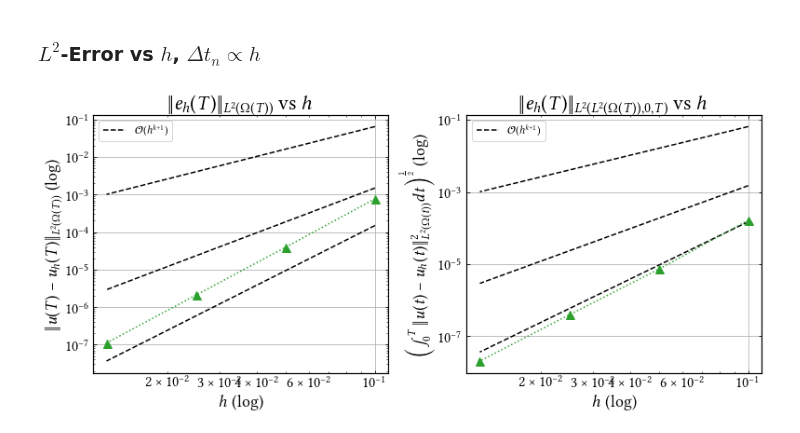
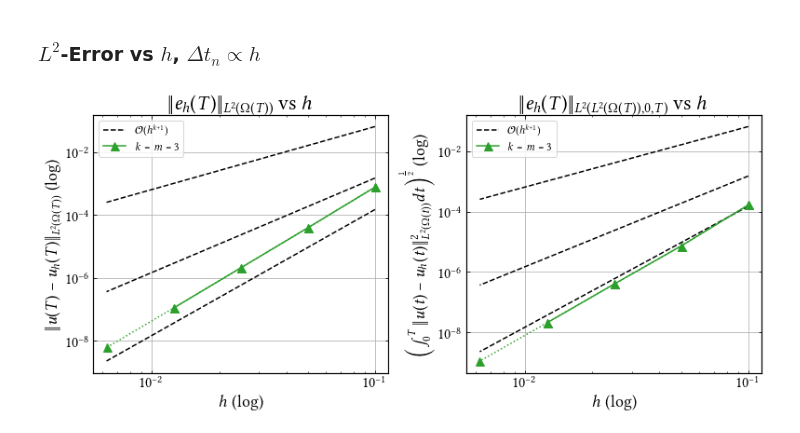
Before and after one commit to CutFEM/CutFEM-Library, a Jupyter notebook: notebook/convection_diffusion/example4.ipynb, the cells around one changed output. Drawn from its saved outputs; the diff is of its cells as text; code cells hidden in the pictures.

```diff
--- a/notebook/convection_diffusion/example4.ipynb
+++ b/notebook/convection_diffusion/example4.ipynb
@@ -93,14 +93,14 @@ error_conservative_P3P3_fullstab_T = [0.0388657, 0.0364102, 0.0217731, 0.0030896
 nb_active_elements = [1, 2, 4, 14, 42, 141]
 
 ## redoing it with same mesh and parameters as ex 1
-error_conservative_P3P3_fullstab =  [0.000773327, 3.94453e-05, 2.09565e-06, 1.11146e-07]     ### ross screen 5307.pts-2.ross
-error_conservative_P3P3_fullstab_T = [0.000165035, 7.22777e-06, 3.93965e-07, 2.06304e-08]    ### ross screen 5307.pts-2.ross
-nb_active_elements = [19, 51, 180, 639]
+error_conservative_P3P3_fullstab =  [0.0007733267389085305, 3.944527193378036e-05, 2.095652114554757e-06, 1.111457987035771e-07, 6.154491864659668e-09]
+error_conservative_P3P3_fullstab_T = [0.0001650352827701687, 7.227773224579689e-06, 3.939654006352852e-07, 2.063042386049433e-08, 1.120181278635073e-09]
+nb_active_elements = [19, 51, 180, 639, 2445]
 
-# error_classical_P3P3_fullstab =
-# error_classical_P3P3_fullstab_T =
+error_classical_P3P3_fullstab = [0.000773322, 3.94383e-05, 2.09631e-06, 1.11147e-07] ### running on ross screen
+error_classical_P3P3_fullstab_T = [0.000165035, 7.2278e-06, 3.93955e-07, 2.06205e-08] ### running on ross screen
 
-h = [0.1, 0.05, 0.025, 0.0125]
+h = [0.1, 0.05, 0.025, 0.0125, 0.00625]
 
 # h = [0.9, 0.45, 0.225, 0.1125, 0.05625, 0.028125, 0.0140625]
 # dT = [0.25, 0.125, 0.0625, 0.03125, 0.015625, 0.0078125, 0.00390625]
@@ -119,37 +119,37 @@ ax1.loglog(h, 1.5*np.power(h, 4),label=r"$\mathcal{O}(h^{k+1})$", linestyle="--"
 # ax1.loglog(h, error_classical_P2P2_fullstab, label= r"$k=m=2$", marker='s', markersize=9, linestyle="-", color="C0")
 
 ax1.loglog(h, error_conservative_P3P3_fullstab, marker='^', markersize=9, linestyle=":", color="C2")
-#ax1.loglog(h[:6], error_classical_P3P3_fullstab, label= r"$k=m=3$", marker='^', markersize=9, linestyle="-", color="C2")
+ax1.loglog(h[:4], error_classical_P3P3_fullstab, label= r"$k=m=3$", marker='^', markersize=9, linestyle="-", color="C2")
 
 #ax1.set_ylim(1e-4, 2)
 #ax1.set_yticks([1e-8, 1e-6, 1e-4, 1e-2, 1e0])
 ax1.set_xlabel(r"$h$ (log)")
 ax1.tick_params(axis='both', which='major')
 ax1.set_ylabel(r"$\|u(T)-u_h(T)\|_{L^2(\Omega(T))}$ (log)")
 ax1.set_title(r"$\|e_h(T)\|_{L^2(\Omega(T))}$ vs $h$")
 ax1.legend()
 ax1.grid()
 
 ax2.loglog(h, 6.5*np.power(h, 2), linestyle="--", color="black")
 ax2.loglog(h, 1.5*np.power(h, 3), linestyle="--", color="black")
 ax2.loglog(h, 1.5*np.power(h, 4),label=r"$\mathcal{O}(h^{k+1})$", linestyle="--", color="black")
 
 # ax2.loglog(h, error_conservative_P1P1_fullstab_T, marker='o', markersize=9, linestyle=":", color="C3")
 # ax2.loglog(h, error_classical_P1P1_fullstab_T, label= r"$k=m=1$", marker='o', markersize=9, linestyle="-", color="C3")
 
 # ax2.loglog(h, error_conservative_P2P2_fullstab_T, marker='s', markersize=9, linestyle=":", color="C0")
 # ax2.loglog(h, error_classical_P2P2_fullstab_T, label= r"$k=m=2$", marker='s', markersize=9, linestyle="-", color="C0")
 
 ax2.loglog(h, error_conservative_P3P3_fullstab_T, marker='^', markersize=9, linestyle=":", color="C2")
-#ax2.loglog(h[:6], error_classical_P3P3_fullstab_T, label= r"$k=m=3$", marker='^', markersize=9, linestyle="-", color="C2")
+ax2.loglog(h[:4], error_classical_P3P3_fullstab_T, label= r"$k=m=3$", marker='^', markersize=9, linestyle="-", color="C2")
 
 ax2.set_xlabel(r"$h$ (log)")
 ax2.tick_params(axis='both', which='major')
 ax2.set_ylabel(r"\Big($\int_0^T\|u(t)-u_h(t)\|^2_{L^2(\Omega(t))}dt\Big)^{\frac{1}{2}}$ (log)")
 ax2.set_title(r"$\|e_h(T)\|_{L^2(L^2(\Omega(T)), 0, T)}$ vs $h$")
 ax2.legend()
 ax2.grid()
 fig.tight_layout()
 plt.show()
 # %% [output]
-[figure, old version]
+[figure, new version]
```
Also changed, not shown: 1 other file.
